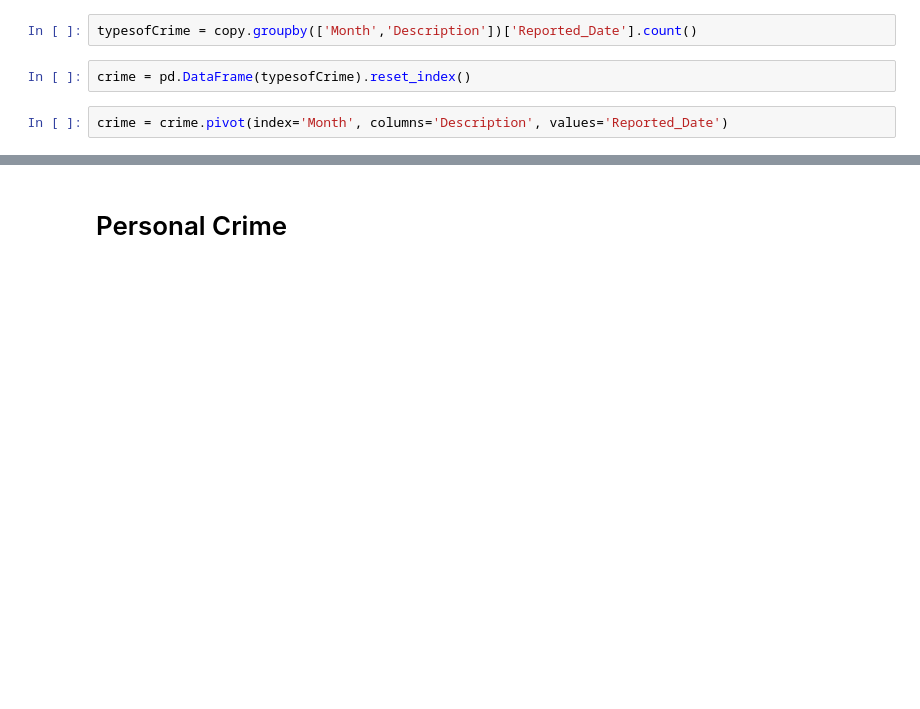
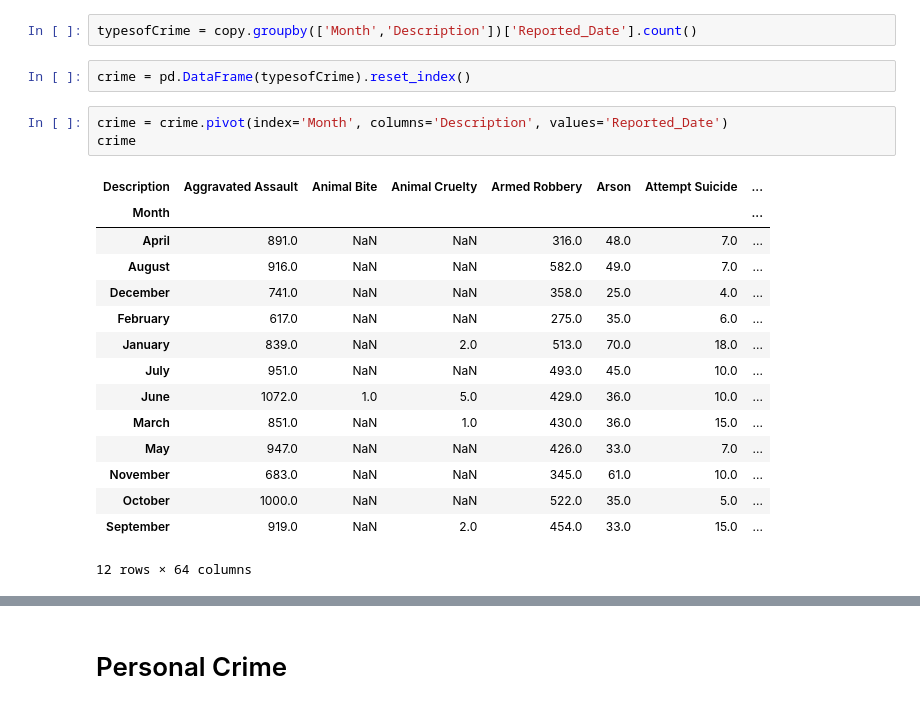
Before and after one commit to kanskris/kansas_crime_2018, a Jupyter notebook: Laylaa- Monthly Analysis.ipynb, the cells around one changed output, grey strips where cells are left out. Saved outputs shown, nothing was run; the diff lists cells and outputs as text; blank space fills up the shorter version.

```diff
--- a/Laylaa- Monthly Analysis.ipynb
+++ b/Laylaa- Monthly Analysis.ipynb
@@ -71,5 +129,22 @@ typesofCrime = copy.groupby(['Month','Description'])['Reported_Date'].count()
 crime = pd.DataFrame(typesofCrime).reset_index()
 # %%
 crime = crime.pivot(index='Month', columns='Description', values='Reported_Date')
+crime
+# %% [output]
+| Description | Aggravated Assault | Animal Bite | Animal Cruelty | Armed Robbery | Arson | Attempt Suicide | ... |
+| Month |  |  |  |  |  |  | ... |
+| April | 891.0 | NaN | NaN | 316.0 | 48.0 | 7.0 | ... |
+| August | 916.0 | NaN | NaN | 582.0 | 49.0 | 7.0 | ... |
+| December | 741.0 | NaN | NaN | 358.0 | 25.0 | 4.0 | ... |
+| February | 617.0 | NaN | NaN | 275.0 | 35.0 | 6.0 | ... |
+| January | 839.0 | NaN | 2.0 | 513.0 | 70.0 | 18.0 | ... |
+| July | 951.0 | NaN | NaN | 493.0 | 45.0 | 10.0 | ... |
+| June | 1072.0 | 1.0 | 5.0 | 429.0 | 36.0 | 10.0 | ... |
+| March | 851.0 | NaN | 1.0 | 430.0 | 36.0 | 15.0 | ... |
+| May | 947.0 | NaN | NaN | 426.0 | 33.0 | 7.0 | ... |
+| November | 683.0 | NaN | NaN | 345.0 | 61.0 | 10.0 | ... |
+| October | 1000.0 | NaN | NaN | 522.0 | 35.0 | 5.0 | ... |
+| September | 919.0 | NaN | 2.0 | 454.0 | 33.0 | 15.0 | ... |
+12 rows × 64 columns
 # %%
 # crime.columns.values
```
Also changed, not shown: parts of 10 cells of this notebook.
